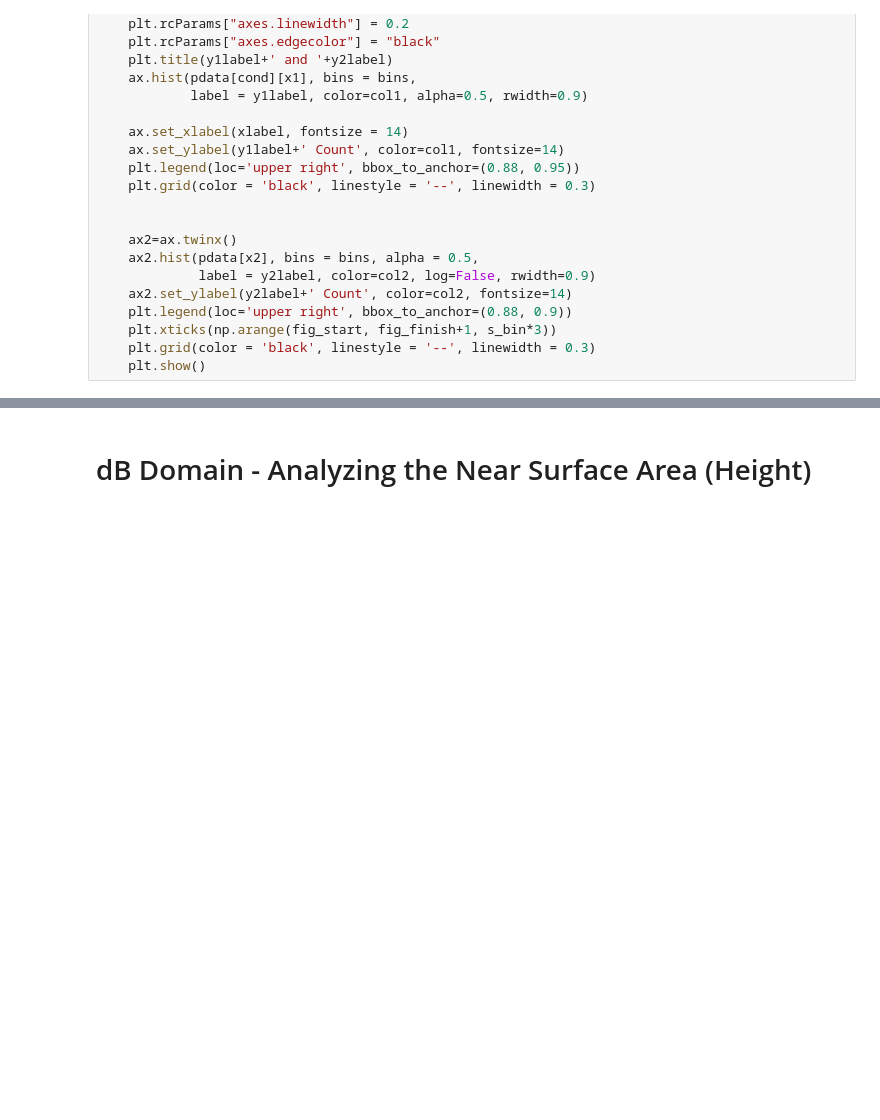
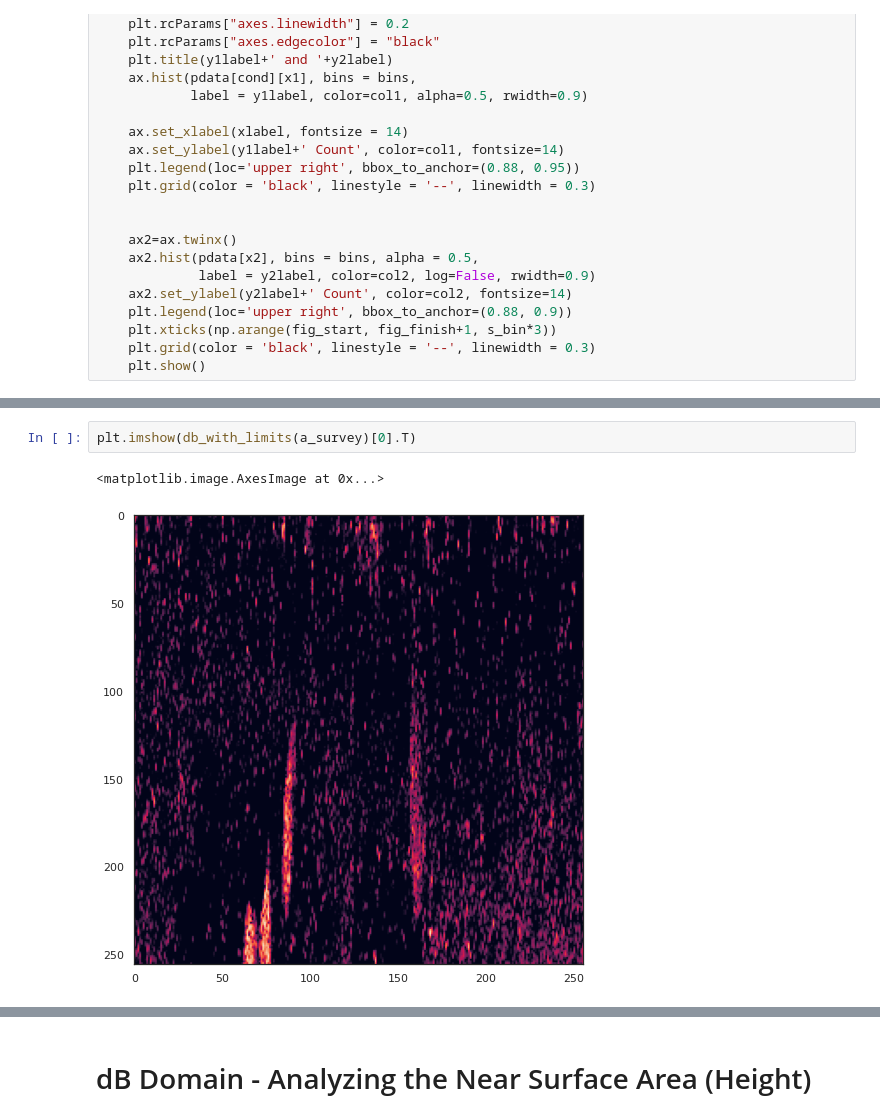
Before and after one commit to ahmetpala/UNET-Sampling, a Jupyter notebook: crimac_unet/save_Sv_patch_data_docker.ipynb, the cells around one changed output, grey strips where cells are left out. Cells and saved outputs as stored; diff of their text form; blank space fills up the shorter version.

```diff
--- a/crimac_unet/save_Sv_patch_data_docker.ipynb
+++ b/crimac_unet/save_Sv_patch_data_docker.ipynb
@@ -137,0 +247,5 @@ def hist_2_axis(pdata, x1, x2, fig_start = -80, fig_finish = -3, s_bin = 2, col1
+# %%
+plt.imshow(db_with_limits(a_survey)[0].T)
+# %% [output]
+<matplotlib.image.AxesImage at 0x...>
+[figure, added]
```
Also changed, not shown: parts of 55 cells of this notebook.
